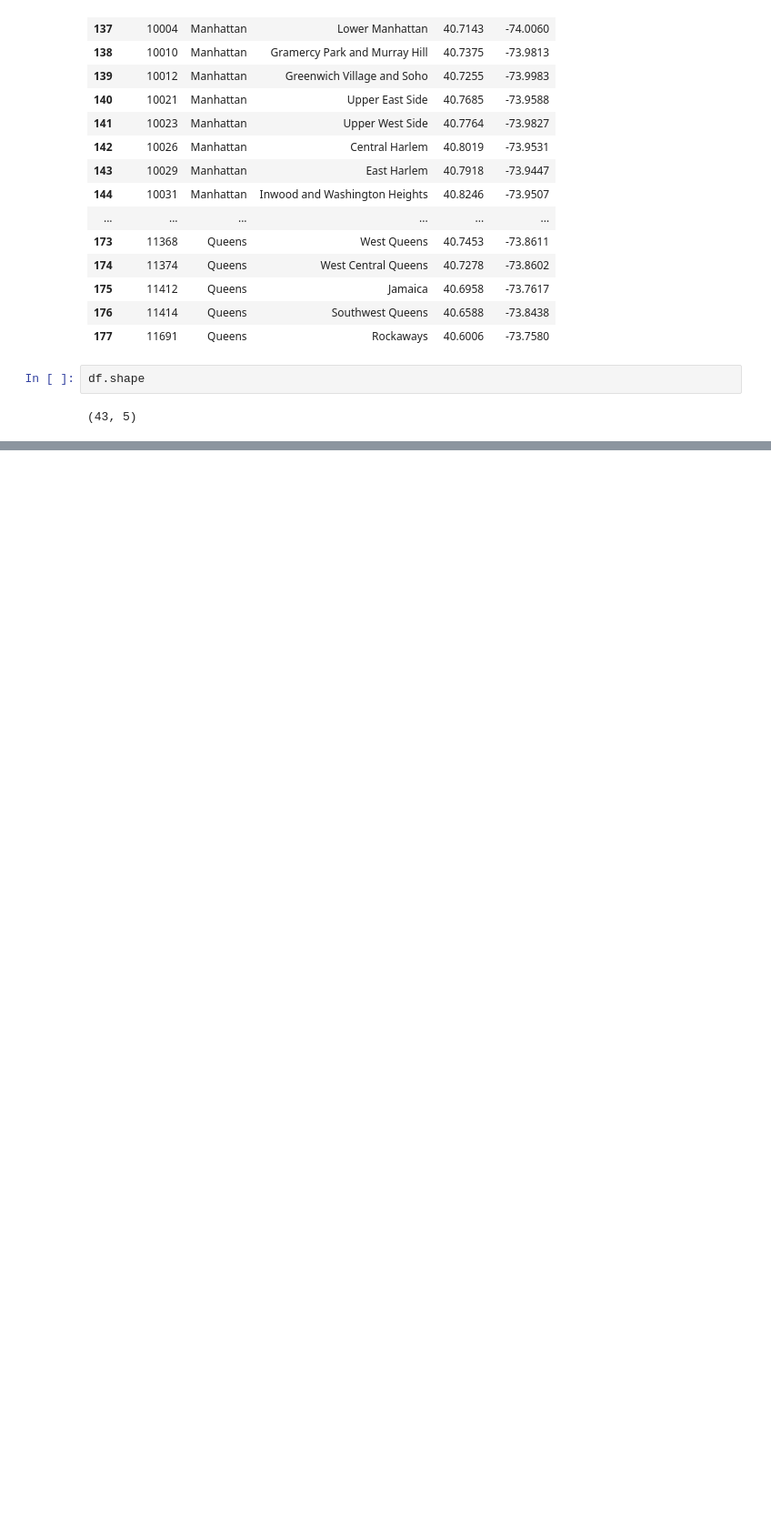
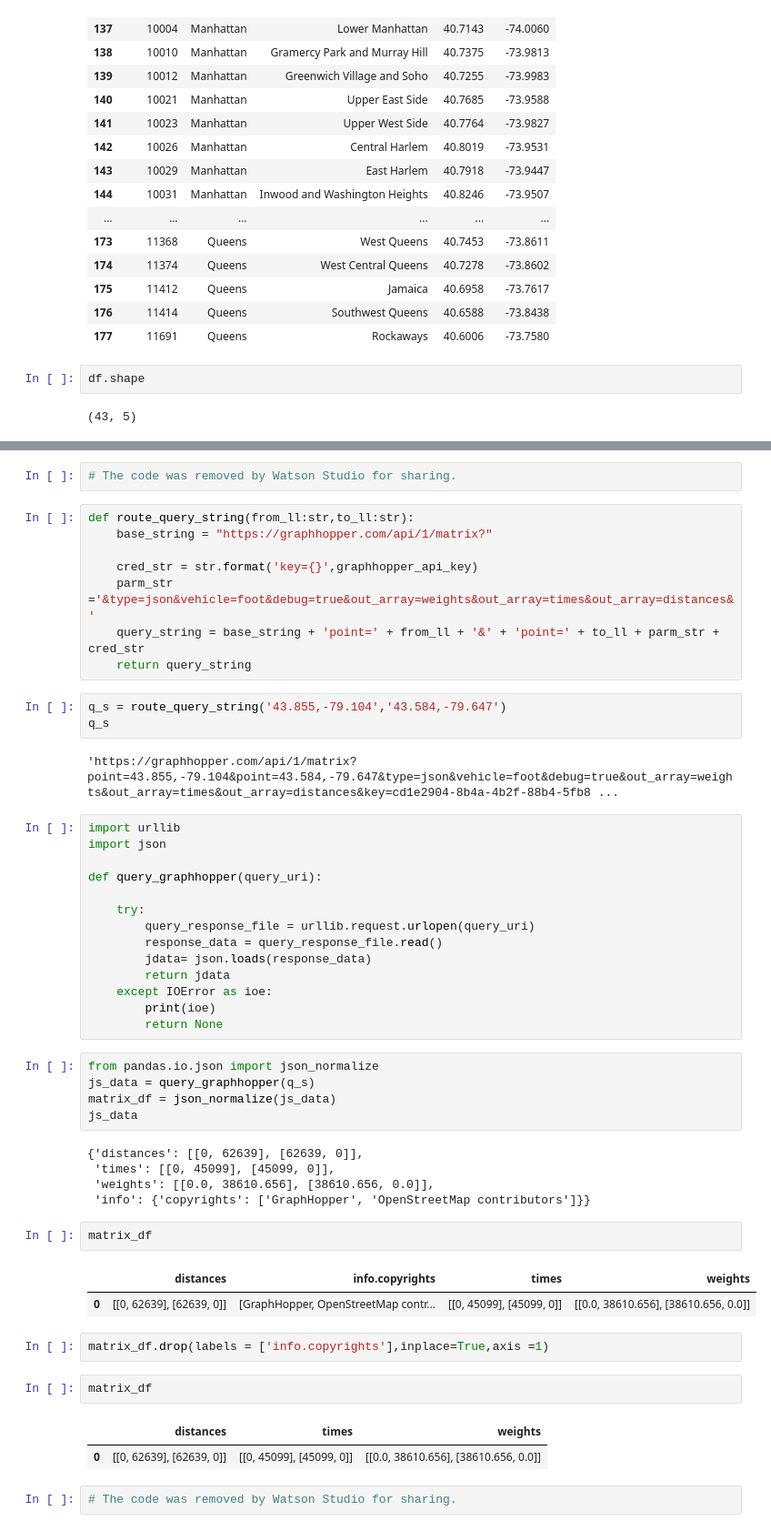
Before and after one commit to narsi16-edu/Coursera_Capstone, a Jupyter notebook: capstone_notebook.ipynb, the cells around one changed output, grey strips where cells are left out. Shown: that part at 91% size. Saved outputs shown, nothing was run; the diff lists cells and outputs as text; blank space fills up the shorter version.

Commit message:
Published from Watson Studio.

```diff
--- a/capstone_notebook.ipynb
+++ b/capstone_notebook.ipynb
@@ -475,0 +605,53 @@ df.shape
+# %%
+# The code was removed by Watson Studio for sharing.
+# %%
+def route_query_string(from_ll:str,to_ll:str):
+    base_string = "https://graphhopper.com/api/1/matrix?"
+
+    cred_str = str.format('key={}',graphhopper_api_key)
+    parm_str ='&type=json&vehicle=foot&debug=true&out_array=weights&out_array=times&out_array=distances&'
+    query_string = base_string + 'point=' + from_ll + '&' + 'point=' + to_ll + parm_str + cred_str
+    return query_string
+# %%
+q_s = route_query_string('43.855,-79.104','43.584,-79.647')
+q_s
+# %% [output]
+'https://graphhopper.com/api/1/matrix?point=43.855,-79.104&point=43.584,-79.647&type=json&vehicle=foot&debug=true&out_array=weights&out_array=times&out_array=distances&key=cd1e2904-8b4a-4b2f-88b4-5fb8 ...
+# %%
+import urllib
+import json
+
+def query_graphhopper(query_uri):
+
+    try:
+        query_response_file = urllib.request.urlopen(query_uri)
+        response_data = query_response_file.read()
+        jdata= json.loads(response_data)
+        return jdata
+    except IOError as ioe:
+        print(ioe)
+        return None
+# %%
+from pandas.io.json import json_normalize
+js_data = query_graphhopper(q_s)
+matrix_df = json_normalize(js_data)
+js_data
+# %% [output]
+{'distances': [[0, 62639], [62639, 0]],
+ 'times': [[0, 45099], [45099, 0]],
+ 'weights': [[0.0, 38610.656], [38610.656, 0.0]],
+ 'info': {'copyrights': ['GraphHopper', 'OpenStreetMap contributors']}}
+# %%
+matrix_df
+# %% [output]
+|  | distances | info.copyrights | times | weights |
+| 0 | [[0, 62639], [62639, 0]] | [GraphHopper, OpenStreetMap contr... | [[0, 45099], [45099, 0]] | [[0.0, 38610.656], [38610.656, 0.0]] |
+# %%
+matrix_df.drop(labels = ['info.copyrights'],inplace=True,axis =1)
+# %%
+matrix_df
+# %% [output]
+|  | distances | times | weights |
+| 0 | [[0, 62639], [62639, 0]] | [[0, 45099], [45099, 0]] | [[0.0, 38610.656], [38610.656, 0.0]] |
+# %%
+# The code was removed by Watson Studio for sharing.
```
Also changed, not shown: parts of 21 cells of this notebook.
